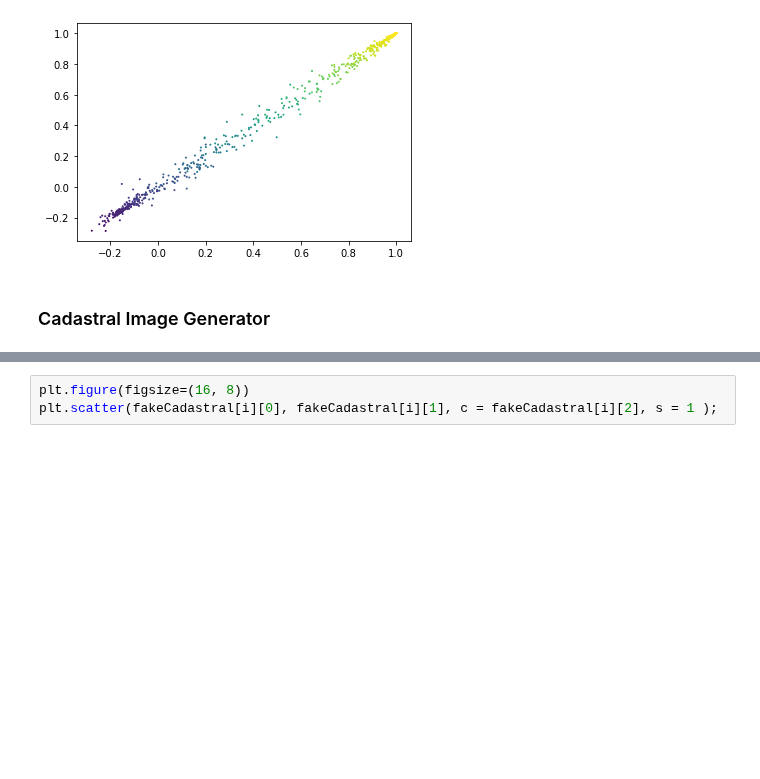
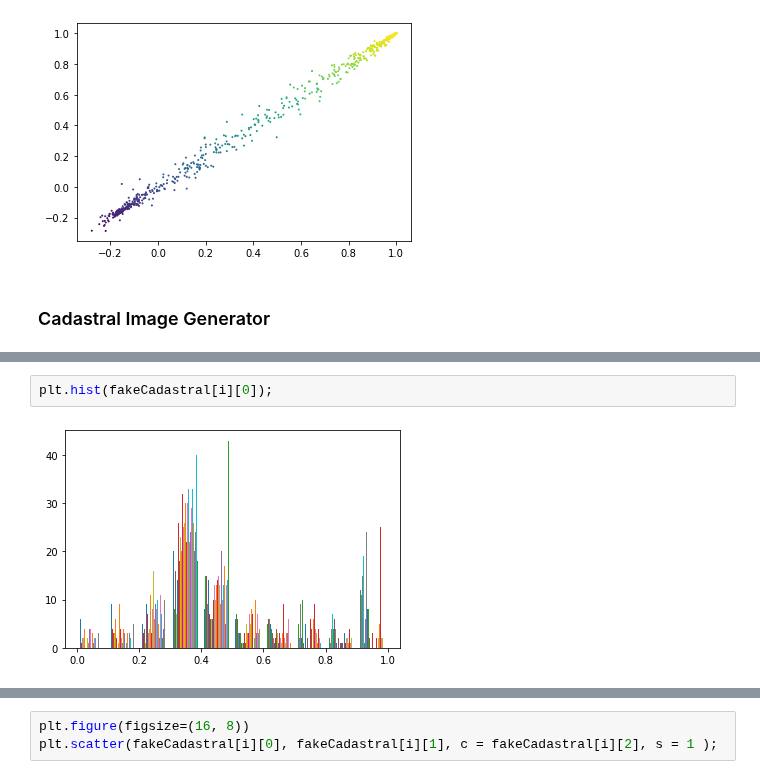
Before and after one commit to neithangurthang/SyntheticCities, a Jupyter notebook: notebooks/05 FakeCityGenerator.ipynb, the cells around one changed output, grey strips where cells are left out. Cells and saved outputs as stored; diff of their text form; blank space fills up the shorter version.

```diff
--- a/notebooks/05 FakeCityGenerator.ipynb
+++ b/notebooks/05 FakeCityGenerator.ipynb
@@ -145,0 +150,4 @@ plt.imshow(normalizeRGB(fakeCadastral[i]).permute(1,2,0));
+# %%
+plt.hist(fakeCadastral[i][0]);
+# %% [output]
+[figure, added]
```
Also changed, not shown: parts of 7 cells of this notebook, 2 other files.
